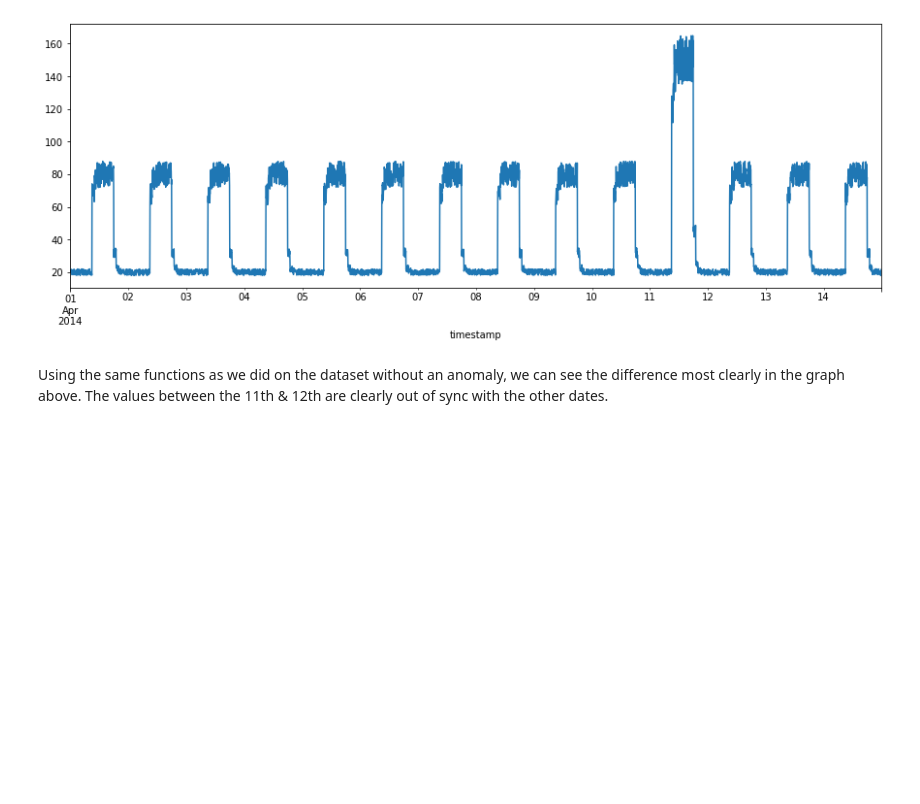
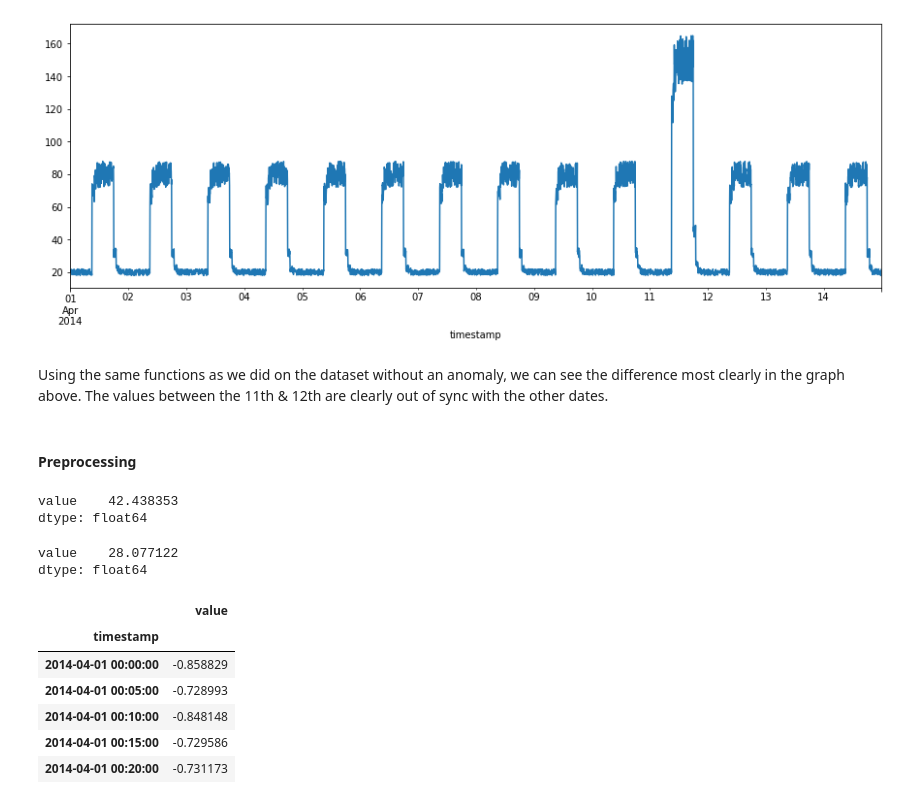
Before and after one commit to BTunney92/machine-learn-stats, a Jupyter notebook: Keras.ipynb, the cells around one changed output. Drawn from its saved outputs; the diff is of its cells as text; code cells hidden in the pictures; blank space fills up the shorter version.

```diff
--- a/Keras.ipynb
+++ b/Keras.ipynb
@@ -146,3 +160,25 @@ plt.show()
 [figure]
 # %% [markdown]
 Using the same functions as we did on the dataset without an anomaly, we can see the difference most clearly in the graph above.  The values between the 11th & 12th are clearly out of sync with the other dates.
+# %% [markdown]
+#### Preprocessing
+# %%
+
+
+#
+train_mean = df_small_noise.mean()
+
+train_mean
+# %% [output]
+value    42.438353
+dtype: float64
+# %%
+
+
+#
+train_std = df_small_noise.std()
+
+train_std
+# %% [output]
+value    28.077122
+dtype: float64
@@ -148,0 +190,13 @@ Using the same functions as we did on the dataset without an anomaly, we can see
+# %%
+
+
+#
+df_train_vals.head()
+# %% [output]
+|  | value |
+| timestamp |  |
+| 2014-04-01 00:00:00 | -0.858829 |
+| 2014-04-01 00:05:00 | -0.728993 |
+| 2014-04-01 00:10:00 | -0.848148 |
+| 2014-04-01 00:15:00 | -0.729586 |
+| 2014-04-01 00:20:00 | -0.731173 |
```
Also changed, not shown: parts of 28 cells of this notebook.
